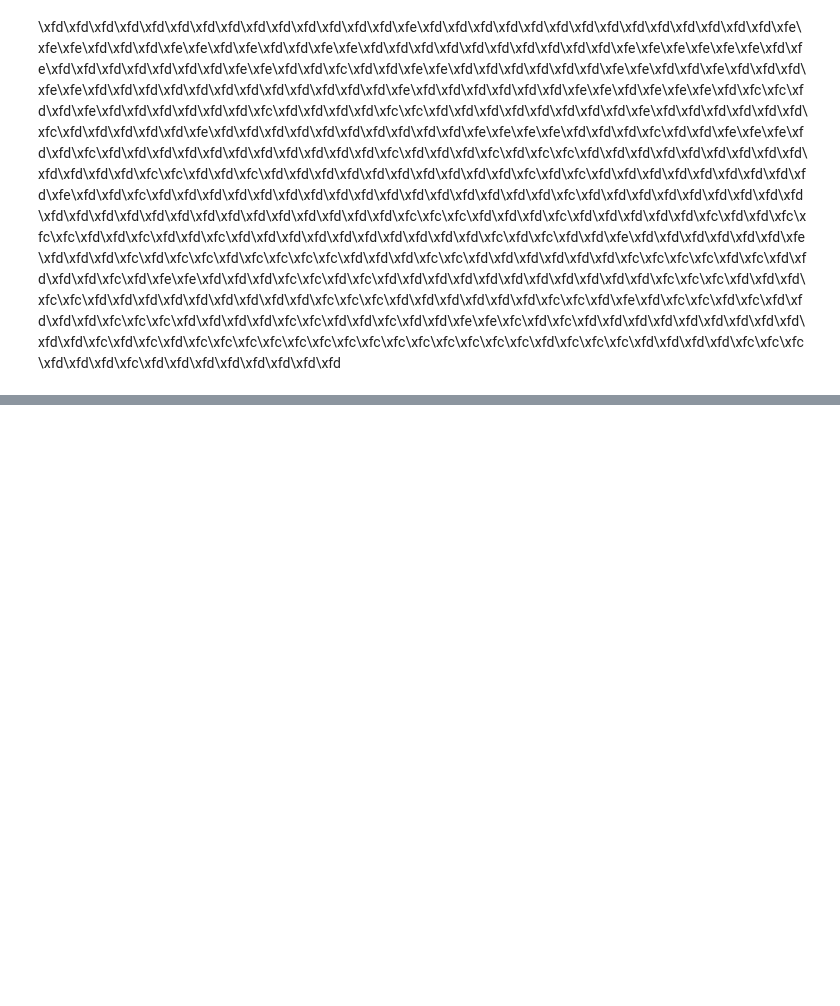
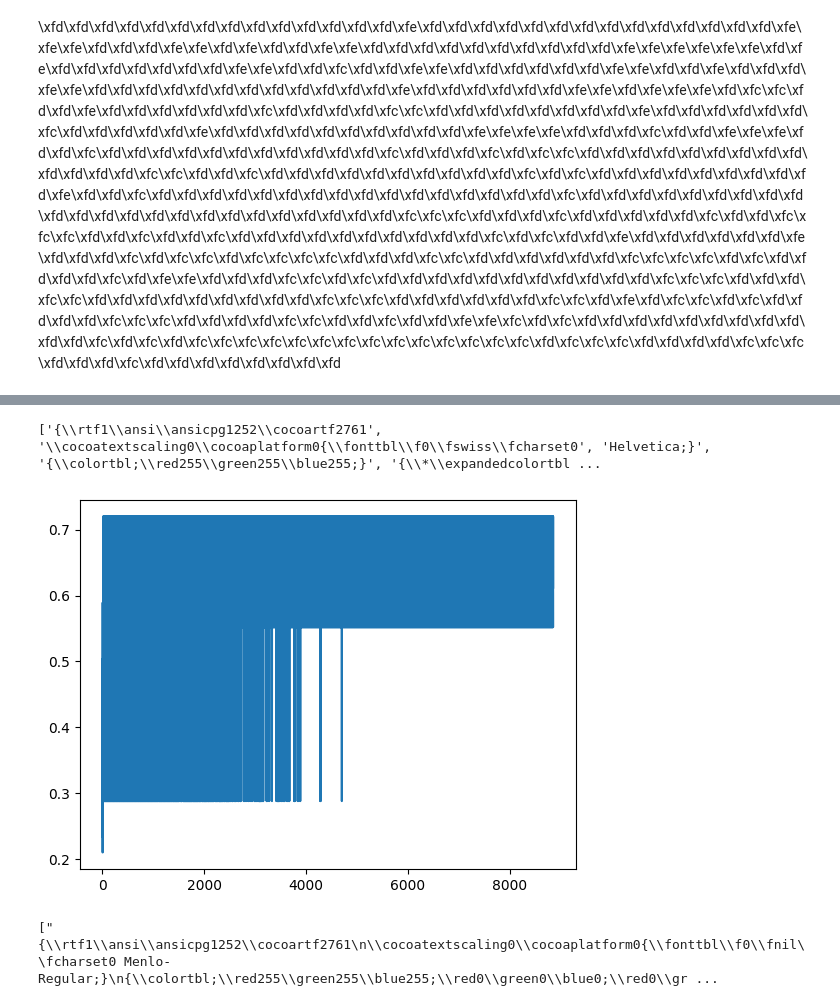
Before and after one commit to s-gerow/SAIL-Plasma, a Jupyter notebook: BeAMED/playground.ipynb, the cells around one changed output, grey strips where cells are left out. Saved outputs shown, nothing was run; the diff lists cells and outputs as text; code cells hidden in the pictures; blank space fills up the shorter version.

Commit message:
Hex/Ascii conversion for oscilloscope

```diff
--- a/BeAMED/playground.ipynb
+++ b/BeAMED/playground.ipynb
@@ -75,0 +81,15 @@ b'DAT2,#9007000000\x01\x02\x01\x01\x01\x00\x00\x00\x01\x01\x02\x01\x01\x01\x02\x
+# %%
+with open('decimaldata.txt', 'r') as file:
+    list_of_words = file.read().split()
+print(list_of_words)
+# %% [output]
+['{\\rtf1\\ansi\\ansicpg1252\\cocoartf2761', '\\cocoatextscaling0\\cocoaplatform0{\\fonttbl\\f0\\fswiss\\fcharset0', 'Helvetica;}', '{\\colortbl;\\red255\\green255\\blue255;}', '{\\*\\expandedcolortbl ...
+# %%
+list_of_words = list_of_words[9:-1]
+# %%
+data = np.array(list_of_words)
+# %%
+offset = 0
+vdiv = 0.15
+# %%
+voltage_data1 = np.array([int(code)*(vdiv/25)-offset if int(code) < 127 else (int(code)-256)*(vdiv/25)-offset for code in data])
@@ -75,0 +98,14 @@ b'DAT2,#9007000000\x01\x02\x01\x01\x01\x00\x00\x00\x01\x01\x02\x01\x01\x01\x02\x
+# %%
+fig, ax = plt.subplots()
+ax.plot(voltage_data1)
+
+plt.show()
+# %% [output]
+[figure, added]
+# %%
+#parse ascii
+with open('asciidata.txt', 'r') as file:
+    ascii = file.read().split(sep = r"\\x")
+print(ascii)
+# %% [output]
+["{\\rtf1\\ansi\\ansicpg1252\\cocoartf2761\n\\cocoatextscaling0\\cocoaplatform0{\\fonttbl\\f0\\fnil\\fcharset0 Menlo-Regular;}\n{\\colortbl;\\red255\\green255\\blue255;\\red0\\green0\\blue0;\\red0\\gr ...
```
Also changed, not shown: parts of 10 cells of this notebook, 3 other files.
